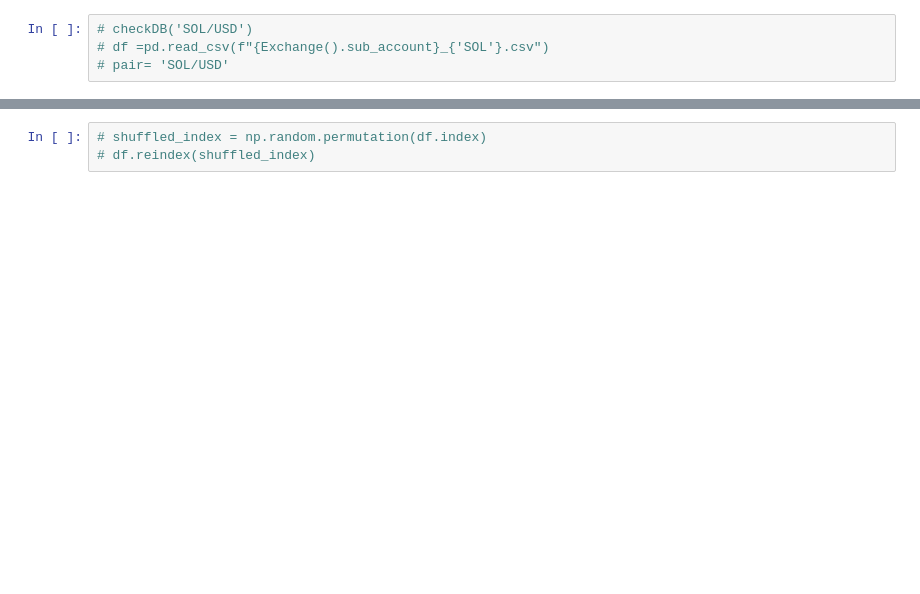
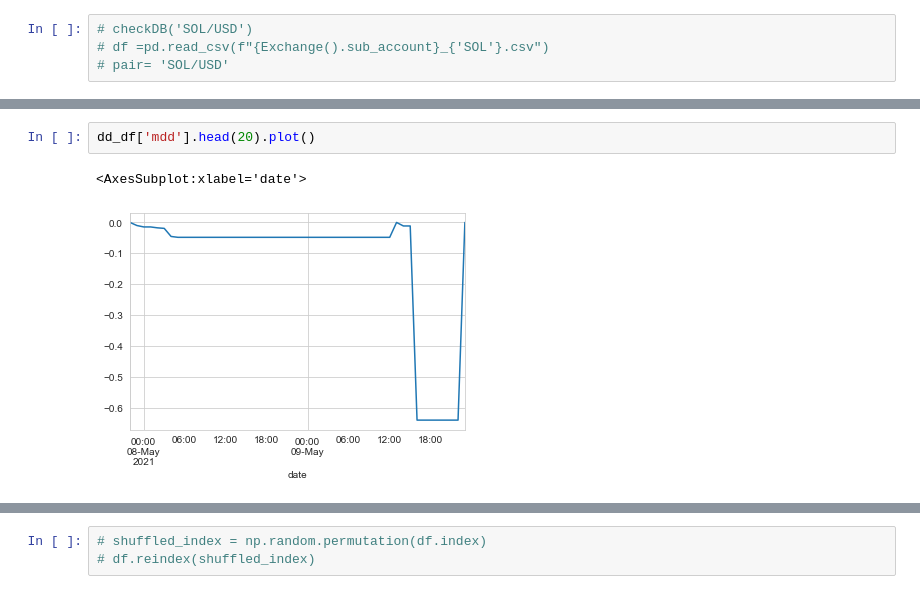
Before and after one commit to singhack/FTX_Rebalance, a Jupyter notebook: Monitor_notebook.ipynb, the cells around one changed output, grey strips where cells are left out. Cells and saved outputs as stored; diff of their text form; blank space fills up the shorter version.

```diff
--- a/Monitor_notebook.ipynb
+++ b/Monitor_notebook.ipynb
@@ -555,0 +384,5 @@ def plot_bar():
+# %%
+dd_df['mdd'].head(20).plot()
+# %% [output]
+<AxesSubplot:xlabel='date'>
+[figure, added]
```
Also changed, not shown: parts of 53 cells of this notebook, 2 other files.
